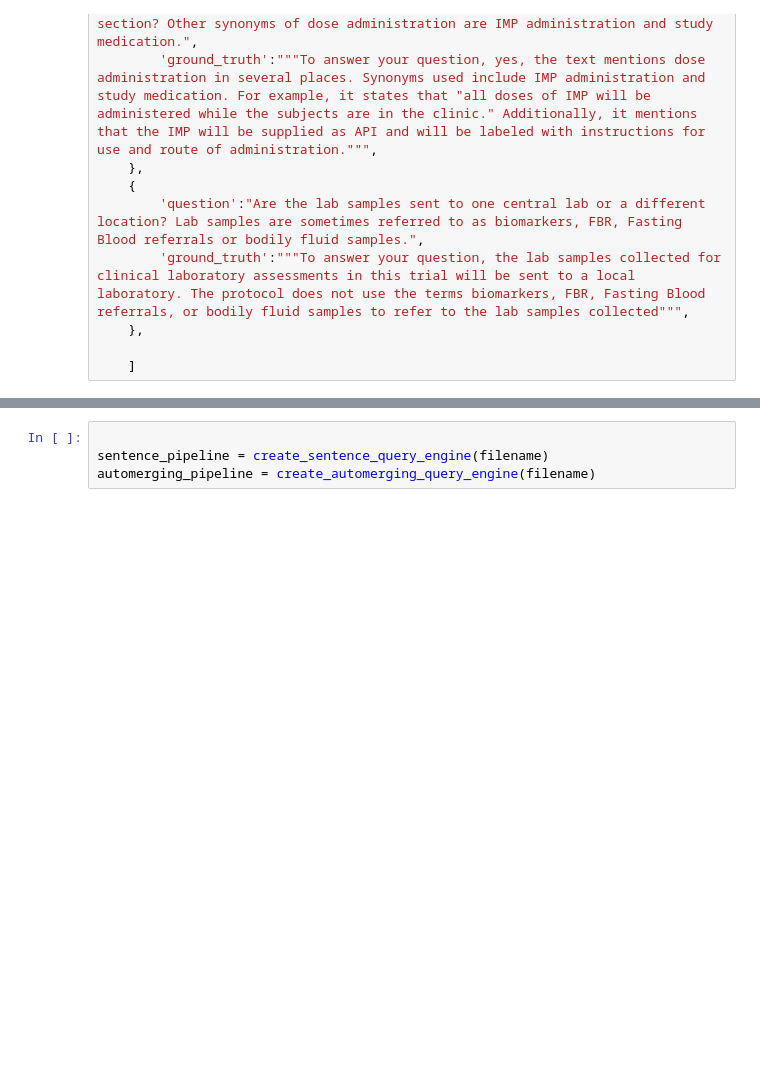
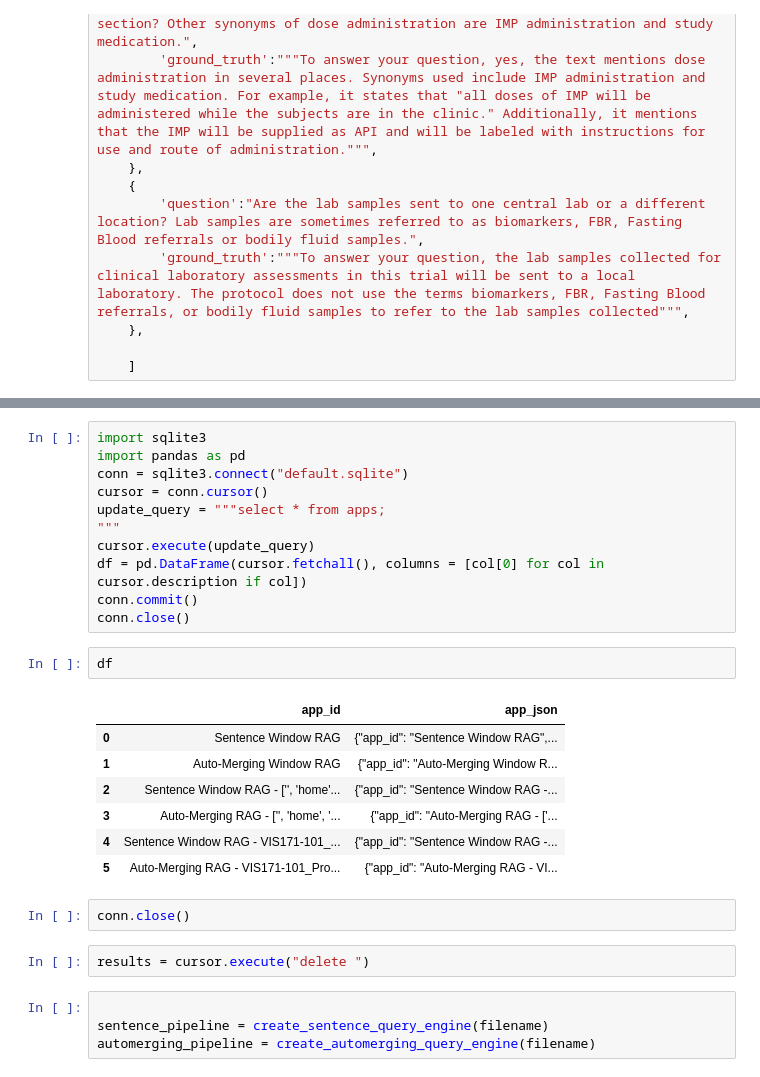
Before and after one commit to polyexplorer/open-llm, a Jupyter notebook: RAG+Eval(Llama_Index).ipynb, the cells around one changed output, grey strips where cells are left out. Drawn from its saved outputs; the diff is of its cells as text; blank space fills up the shorter version.

```diff
--- a/RAG+Eval(Llama_Index).ipynb
+++ b/RAG+Eval(Llama_Index).ipynb
@@ -683,3 +848,28 @@ questions_list  = [
+# %%
+import sqlite3
+import pandas as pd
+conn = sqlite3.connect("default.sqlite")
+cursor = conn.cursor()
+update_query = """select * from apps;
+"""
+cursor.execute(update_query)
+df = pd.DataFrame(cursor.fetchall(), columns = [col[0] for col in cursor.description if col])
+conn.commit()
+conn.close()
+# %%
+df
+# %% [output]
+|  | app_id | app_json |
+| 0 | Sentence Window RAG | {"app_id": "Sentence Window RAG",... |
+| 1 | Auto-Merging Window RAG | {"app_id": "Auto-Merging Window R... |
+| 2 | Sentence Window RAG - ['', 'home'... | {"app_id": "Sentence Window RAG -... |
+| 3 | Auto-Merging RAG - ['', 'home', '... | {"app_id": "Auto-Merging RAG - ['... |
+| 4 | Sentence Window RAG - VIS171-101_... | {"app_id": "Sentence Window RAG -... |
+| 5 | Auto-Merging RAG - VIS171-101_Pro... | {"app_id": "Auto-Merging RAG - VI... |
+# %%
+conn.close()
+# %%
+results = cursor.execute("delete ")
 # %%
 
 sentence_pipeline = create_sentence_query_engine(filename)
```
Also changed, not shown: parts of 13 cells of this notebook.
